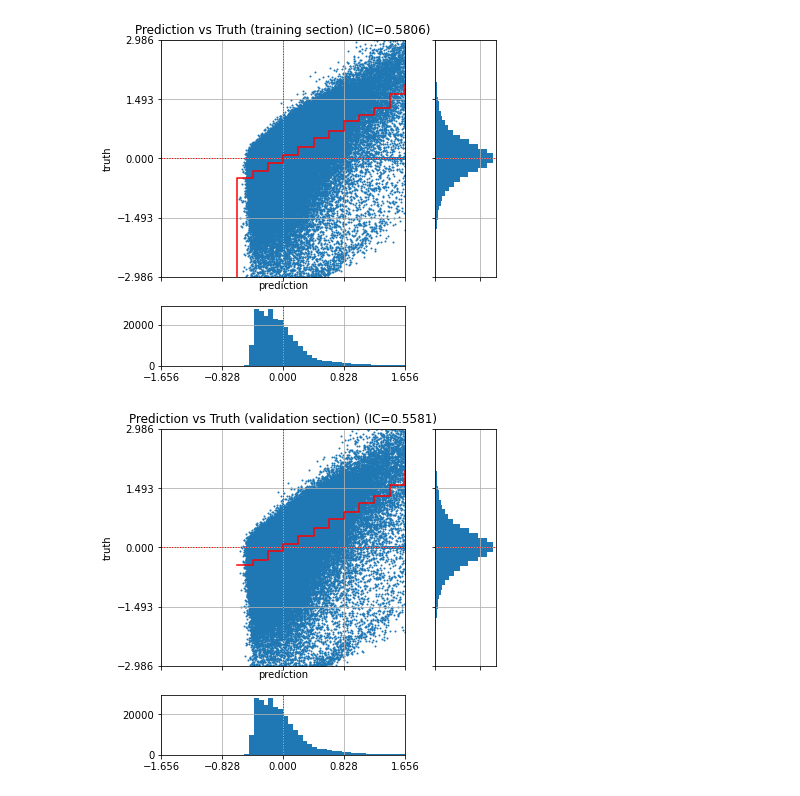
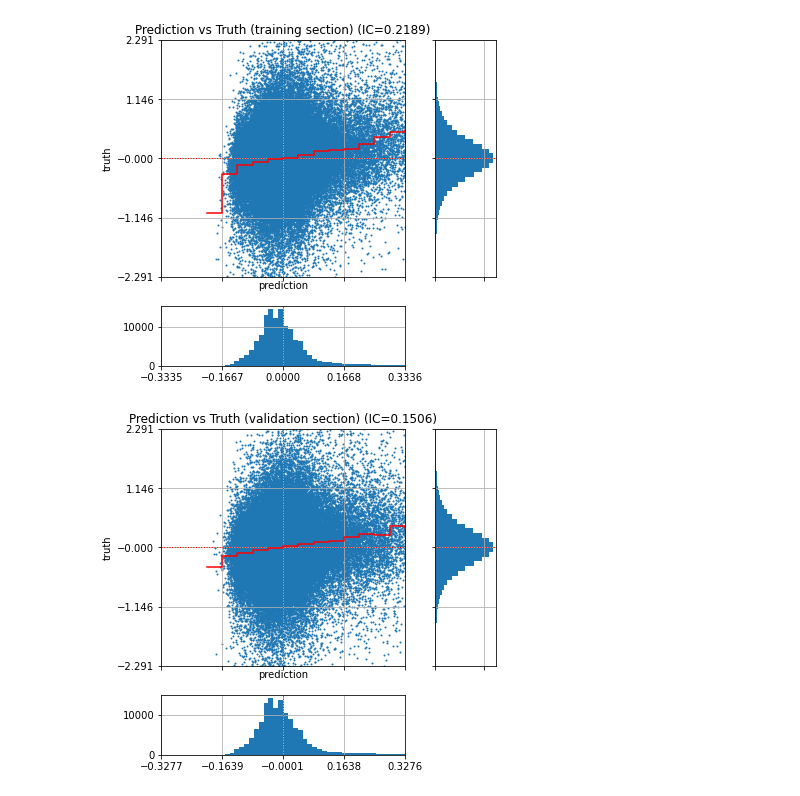
Before and after one commit to WannabeBotter/crypto_misc_jupyter, a Jupyter notebook: lightgbm_exercise/lightgbm_exercise.ipynb, the cells around one changed output. Saved outputs shown, nothing was run; the diff lists cells and outputs as text; code cells hidden in the pictures.

```diff
--- a/lightgbm_exercise/lightgbm_exercise.ipynb
+++ b/lightgbm_exercise/lightgbm_exercise.ipynb
@@ -55,7 +61,7 @@ if options['read_timescaledb'] == True:
     _dbutil = TimeScaleDBUtil(user = _pg_config['user'], password = _pg_config['password'], host = _pg_config['host'], port = _pg_config['port'], database = _pg_config['database'])
 
     # 全区間のドルバーの読み込みと保存 (mplfinanceでの表示のためにカラム名を変更している)
-    df = _dbutil.load_dollarbars('ftx', 'BTC-PERP', 5000000, '2021-01-01 00:00:00.000+00', '2023-01-01 00:00:00.000+00')
+    df = _dbutil.load_dollarbars('ftx', 'BTC-PERP', 10000000, '2021-01-01 00:00:00.000+00', '2023-01-01 00:00:00.000+00')
     df.columns = ['Datetime', 'Open', 'High', 'Low', 'Close', 'dollar_volume', 'dollar_buy_volume', 'dollar_sell_volume', 'dollar_liquidation_buy_volume', 'dollar_liquidation_sell_volume', 'dollar_cumsum', 'dollar_buy_cumsum', 'dollar_sell_cumsum']
     df['fee'] = 0.02 / 100
     df.to_pickle('df_ohlcv.pkl')
@@ -191,6 +197,7 @@ def calc_features(df):
     df['BUY_RATIO_LOG_0'] = np.log1p(df['BUY_RATIO_0'] * 100)
     df['BUY_RATIO_LOGDIFF_0'] = df['BUY_RATIO_LOG_0'].diff()
     df['BUY_RATIO_LOGDIFF_1'] = df['BUY_RATIO_LOGDIFF_0'].shift(-1)
+    df['BUY_RATIO_LOGDIFF_2'] = df['BUY_RATIO_LOGDIFF_0'].shift(-2)
     df['BUY_RATIO_LOGDIFF_-1'] = df['BUY_RATIO_LOGDIFF_0'].shift(1)
     df['BUY_RATIO_LOGDIFF_-2'] = df['BUY_RATIO_LOGDIFF_0'].shift(2)
     df['BUY_RATIO_LOGDIFF_-3'] = df['BUY_RATIO_LOGDIFF_0'].shift(3)
@@ -266,6 +273,8 @@ def display_true_vs_pred(series_true, series_pred, subtitle):
     ax[1, 1].remove()
 
     fig.show()
+
+    return fig, corr[0][1]
 # %%
 # 学習に利用しない特徴量はコメントアウトすること
 features = sorted([
@@ -310,20 +347,24 @@ df_train = df[(df['Datetime'] >= '2021-01-01 00:00:00+00') & (df['Datetime'] < '
 df_train = calc_features(df_train)
 
 # 学習区間について予測を行い、学習したモデルの性能を確認する
-df_train['y_pred'] = lgb_util.predict(df_train[features], folds, predict_training = True)
+df_train['pred'] = lgb_util.predict(df_train[features], folds, predict_training = True)
 
 # 真値と予測値の関係を見る
-display_true_vs_pred(df_train[target], df_train['y_pred'], 'Prediction vs Truth (training section)')
+fig, ic = display_true_vs_pred(df_train[target], df_train['pred'], 'Prediction vs Truth (training section)')
+mlflow.log_figure(fig, 'Prediction vs Truth (training section).png')
+mlflow.log_metric('IC training section', ic)
 # %% [output]
-[figure, old version]
+[figure, new version]
 # %%
 # バリデーション区間について予測を行い、学習したモデルの性能を確認する
-df_train['y_pred'] = lgb_util.predict(df_train[features], folds)
+df_train['pred'] = lgb_util.predict(df_train[features], folds)
 
 # 真値と予測値の関係を見る
-display_true_vs_pred(df_train[target], df_train['y_pred'], 'Prediction vs Truth (validation section)')
+fig, ic = display_true_vs_pred(df_train[target], df_train['pred'], 'Prediction vs Truth (validation section)')
+mlflow.log_figure(fig, 'Prediction vs Truth (validation section).png')
+mlflow.log_metric('IC validation section', ic)
 # %% [output]
-[figure, old version]
+[figure, new version]
 # %%
 # テスト区間について予測を行い、学習したモデルの性能を確認する
 df = pd.read_pickle('df_ohlcv.pkl')
```
Also changed, not shown: parts of 6 cells of this notebook.
